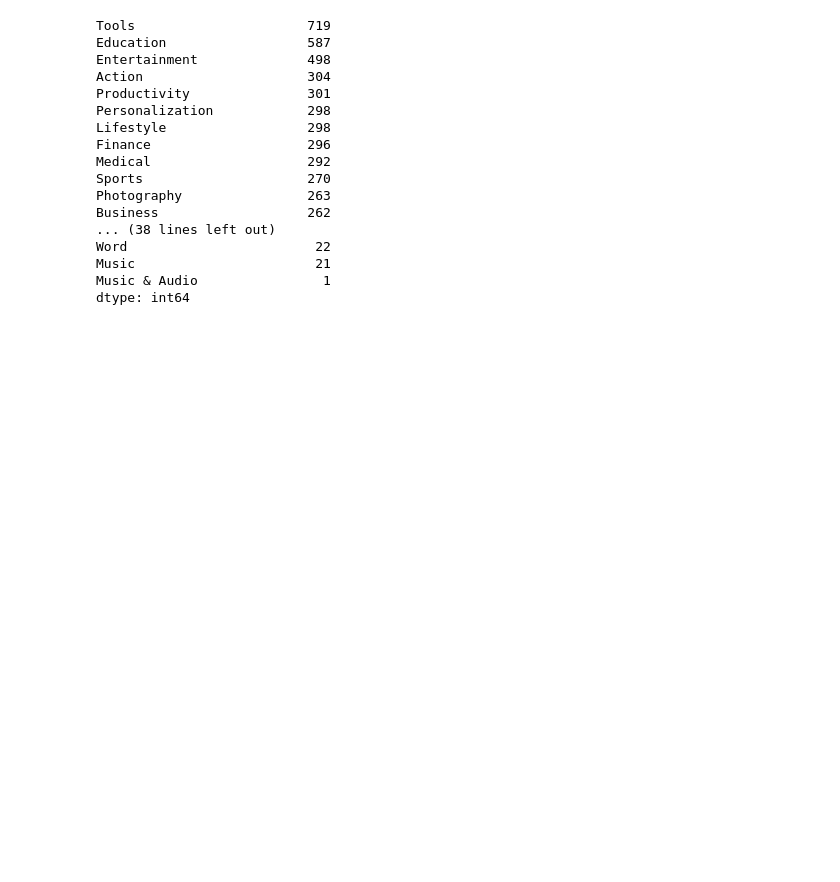
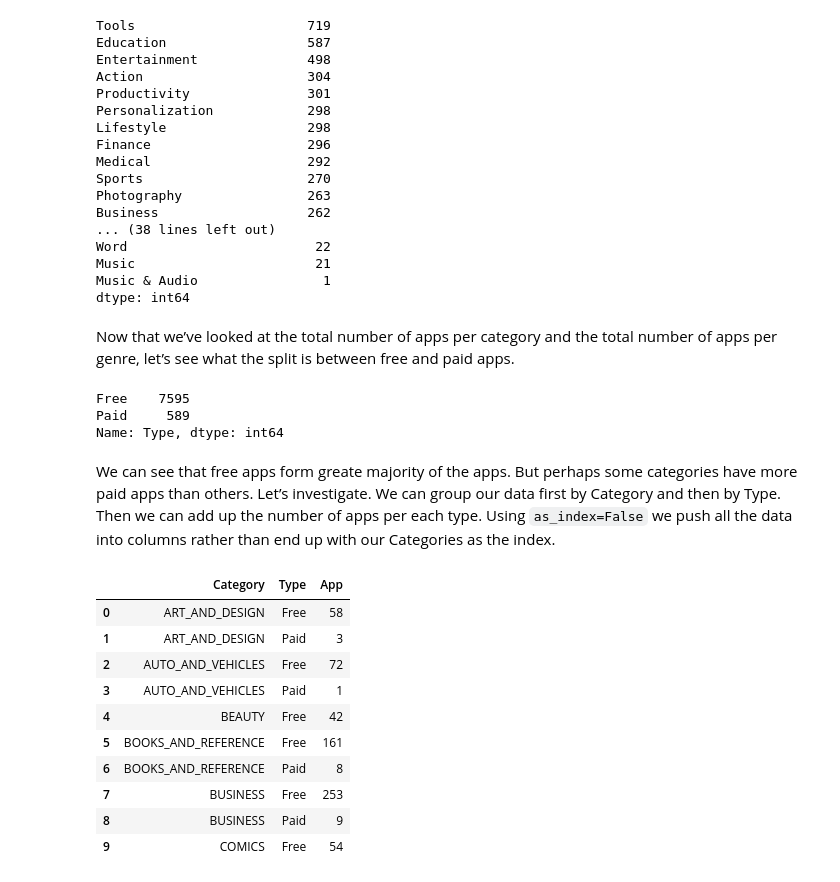
Before and after one commit to Chau-Ngoc/app-store-analytics, a Jupyter notebook: app-store-analytics.ipynb, the cells around one changed output. Saved outputs shown, nothing was run; the diff lists cells and outputs as text; code cells hidden in the pictures; blank space fills up the shorter version.

```diff
--- a/app-store-analytics.ipynb
+++ b/app-store-analytics.ipynb
@@ -606 +620,26 @@ bar_genres.update_traces(hoverinfo='y')
 bar_genres.show()
+# %% [markdown]
+Now that we’ve looked at the total number of apps per category and the total number of apps per genre, let’s see what the split is between free and paid apps.
+# %%
+df_apps['Type'].value_counts()
+# %% [output]
+Free    7595
+Paid     589
+Name: Type, dtype: int64
+# %% [markdown]
+We can see that free apps form greate majority of the apps. But perhaps some categories have more paid apps than others. Let’s investigate. We can group our data first by Category and then by Type. Then we can add up the number of apps per each type. Using `as_index=False` we push all the data into columns rather than end up with our Categories as the index.
+# %%
+df_free_vs_paid = df_apps.groupby(['Category', 'Type'], as_index=False).agg({'App': pd.Series.count})
+df_free_vs_paid.head(10)
+# %% [output]
+|  | Category | Type | App |
+| 0 | ART_AND_DESIGN | Free | 58 |
+| 1 | ART_AND_DESIGN | Paid | 3 |
+| 2 | AUTO_AND_VEHICLES | Free | 72 |
+| 3 | AUTO_AND_VEHICLES | Paid | 1 |
+| 4 | BEAUTY | Free | 42 |
+| 5 | BOOKS_AND_REFERENCE | Free | 161 |
+| 6 | BOOKS_AND_REFERENCE | Paid | 8 |
+| 7 | BUSINESS | Free | 253 |
+| 8 | BUSINESS | Paid | 9 |
+| 9 | COMICS | Free | 54 |
```
Also changed, not shown: parts of 10 cells of this notebook.
